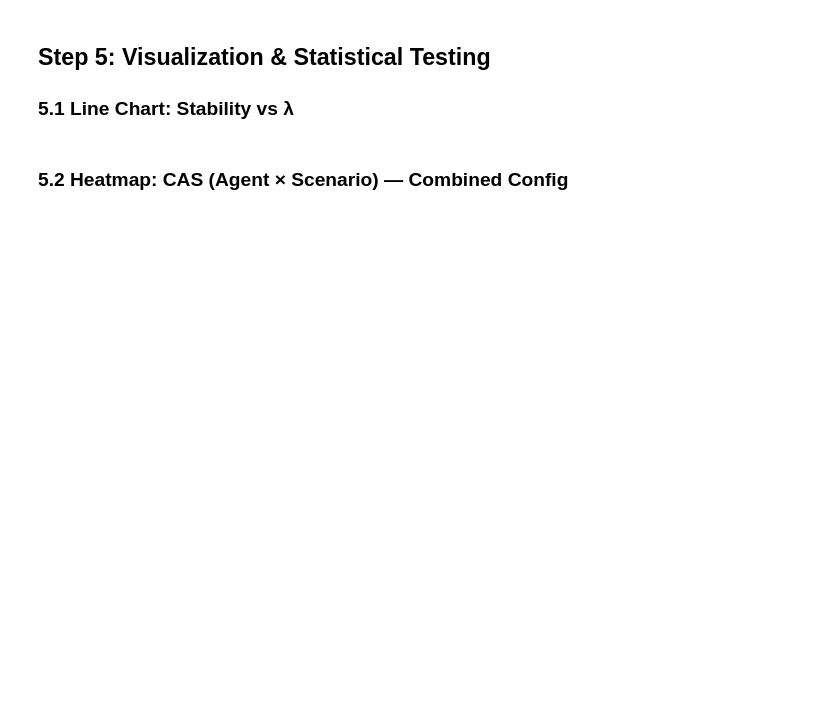
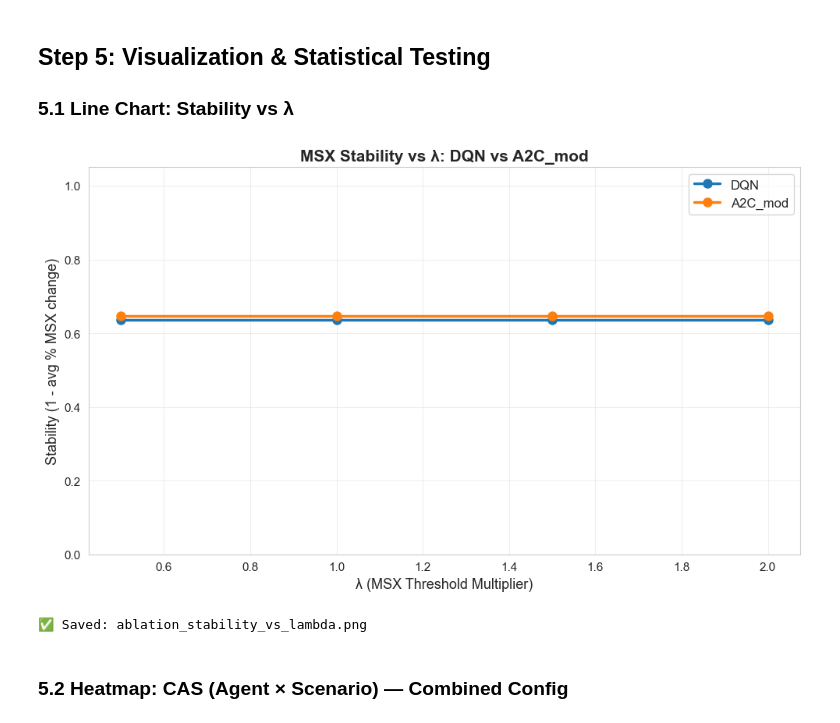
Before and after one commit to EgawaMasao/QLKHO-RL, a Jupyter notebook: ablation_study.ipynb, the cells around one changed output. Drawn from its saved outputs; the diff is of its cells as text; code cells hidden in the pictures; blank space fills up the shorter version.

Commit message:
update ablation_result

```diff
--- a/ablation_study.ipynb
+++ b/ablation_study.ipynb
@@ -66,8 +68,8 @@ DATA_DIR        = 'data220'
 TEST_FILE       = os.path.join(DATA_DIR, 'test.tfrecords')
 CAP_FILE        = os.path.join(DATA_DIR, 'capacity.tfrecords')
 STOCK_FILE      = os.path.join(DATA_DIR, 'stock.tfrecords')
-DQN_CKPT_DIR    = 'checkpoints_dqn_comparison3'
-A2C_CKPT_DIR    = 'checkpoints'
+DQN_CKPT_DIR    = 'checkpoints_dqn_comparison3primary'
+A2C_CKPT_DIR    = 'outputA2Cmod/checkpoints_a2cmod'
 
 # Reward component identifiers
 OBJECTIVES = ['stockout', 'overstock', 'waste', 'quantile']
@@ -221,7 +229,7 @@ def load_trained_agents():
         critic_optimizer=tf.optimizers.Adam(0.0005),
         actor_optimizer=tf.optimizers.Adam(0.0001),
         critic=critic, actor=actor, step=tf.Variable(0))
-    a2c_ckpt.restore(tf.train.latest_checkpoint(A2C_CKPT_DIR)).expect_partial()
+    a2c_ckpt.restore(tf.train.latest_checkpoint(A2C_CKPT_DIR))#.expect_partial()
     print(f"✅ A2C_mod restored: {tf.train.latest_checkpoint(A2C_CKPT_DIR)}")
 
     # ── DQN ──────────────────────────────────────────────────
@@ -238,7 +246,7 @@ def load_trained_agents():
         optimizer=tf.optimizers.Adam(0.001),
         q_network=q_net, target_network=t_net,
         step=tf.Variable(0, dtype=tf.int64))
-    dqn_ckpt.restore(tf.train.latest_checkpoint(DQN_CKPT_DIR)).expect_partial()
+    dqn_ckpt.restore(tf.train.latest_checkpoint(DQN_CKPT_DIR))#.expect_partial()
     print(f"✅ DQN restored: {tf.train.latest_checkpoint(DQN_CKPT_DIR)}")
 
     return {'actor': actor, 'critic': critic, 'q_network': q_net}
@@ -597,14 +881,21 @@ print("SHAP module defined ✓")
 
 def ocs(delta_q, theta_q=0.01):
     """
-    Objective Coverage Score: fraction of objectives with |ΔQ^k| > θ_Q.
-    Returns: float — mean across products.
+    Objective Coverage Score: fraction of objectives with mean|ΔQ^k| > θ_Q.
+
+    Aggregates |ΔQ^k| across products first (via mean), then counts
+    how many objectives exceed threshold. This measures coverage at
+    the state level (not per-product).
+
+    Returns: float — OCS in [0, 1]
     """
-    scores = np.zeros(NUM_PRODUCTS)
-    for p in range(NUM_PRODUCTS):
-        n_active = sum(1 for obj in OBJECTIVES if abs(delta_q[obj][p]) > theta_q)
-        scores[p] = n_active / len(OBJECTIVES)
-    return float(np.mean(scores))
+    n_active = 0
+    for obj in OBJECTIVES:
+        # Aggregate across products first
+        mean_delta = np.mean(np.abs(delta_q[obj]))
+        if mean_delta > theta_q:
+            n_active += 1
+    return float(n_active / len(OBJECTIVES))
 
 
 def fcs(shap_per_feature, theta_phi=0.001):
@@ -711,10 +1007,15 @@ print(f"  {len(AGENT_NAMES)} agents × {len(SCENARIOS)} scenarios × "
 # COLLECT STATES FOR EACH SCENARIO
 # ============================================================
 
-def collect_states(scenario_params, n_states=N_STATES):
+def collect_states(scenario_params, agents, n_states=N_STATES):
     """
     Run environment forward to collect n_states from test data.
     Applies scenario-specific sales scaling and waste rate.
+
+    Args:
+        scenario_params: dict with 'sales_scale' and 'waste_rate'
+        agents: dict with 'actor' model for stepping environment
+        n_states: number of states to collect
 
     Returns:
         states_flat: np.ndarray [n_states, 660] — for DQN
@@ -756,7 +1057,7 @@ def collect_states(scenario_params, n_states=N_STATES):
 # Pre-collect states for each scenario
 scenario_states = {}
 for scn_name, scn_params in SCENARIOS.items():
-    scenario_states[scn_name] = collect_states(scn_params)
+    scenario_states[scn_name] = collect_states(scn_params, agents)
     print(f"  Scenario {scn_name}: {scenario_states[scn_name][0].shape[0]} states collected")
 
 print("\n✅ All scenario states collected")
@@ -895,31 +1276,34 @@ for metric in ['OCS', 'FCS', 'CAS', 'Stability', 'MSX_size_mean']:
 # %%
 # ============================================================
 # PLOT 1: Stability vs λ — DQN vs A2C
 # ============================================================
 fig, ax = plt.subplots(figsize=(10, 6))
 
 for agent_name in AGENT_NAMES:
-    subset = df[(df['agent'] == agent_name) &
-                (df['xai_config'].isin(['RDX_only', 'Combined'])) &
-                (df['Stability'].notna())]
+    subset = df_ablation[(df_ablation['agent'] == agent_name) &
+                (df_ablation['xai_config'].isin(['RDX_only', 'Combined'])) &
+                (df_ablation['Stability'].notna())]
     if subset.empty:
         continue
     grouped = subset.groupby('lambda')['Stability'].mean()
     ax.plot(grouped.index, grouped.values,
             marker='o', linewidth=2.5, markersize=8,
             label=agent_name)
 
 ax.set_xlabel('λ (MSX Threshold Multiplier)', fontsize=13)
 ax.set_ylabel('Stability (1 - avg % MSX change)', fontsize=13)
 ax.set_title('MSX Stability vs λ: DQN vs A2C_mod', fontsize=15, fontweight='bold')
 ax.legend(fontsize=12)
 ax.grid(True, alpha=0.3)
 ax.set_ylim(0, 1.05)
 
 plt.tight_layout()
 plt.savefig('ablation_stability_vs_lambda.png', dpi=150, bbox_inches='tight')
 plt.show()
 print("✅ Saved: ablation_stability_vs_lambda.png")
+# %% [output]
+[figure, added]
+✅ Saved: ablation_stability_vs_lambda.png
 # %% [markdown]
 ### 5.2 Heatmap: CAS (Agent × Scenario) — Combined Config
 # %%
```
Also changed, not shown: parts of 29 cells of this notebook, 13 other files.
